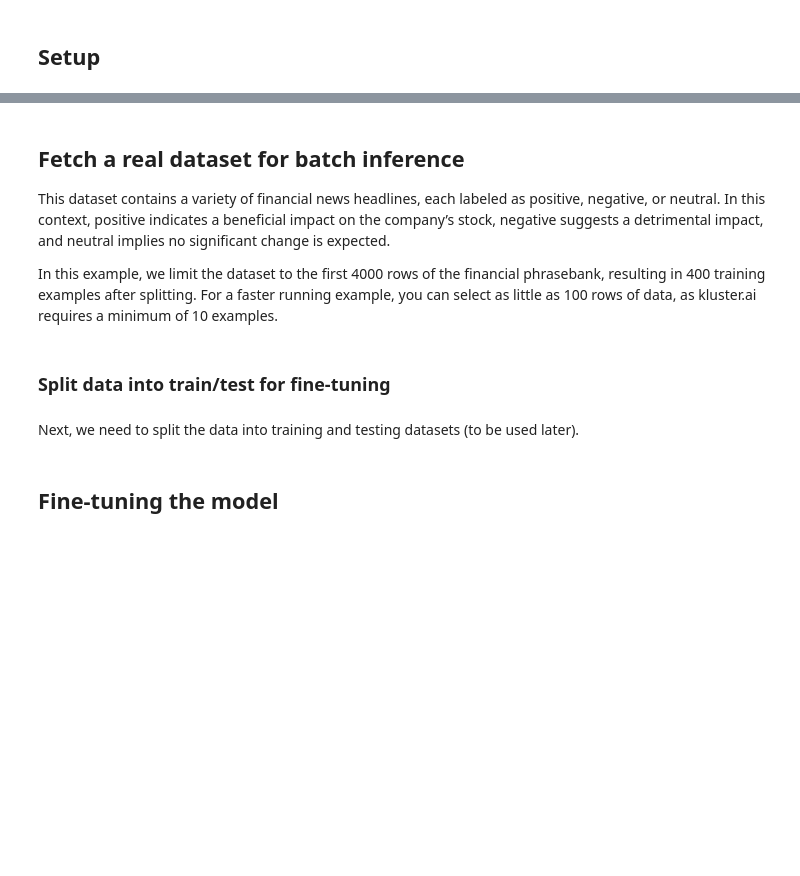
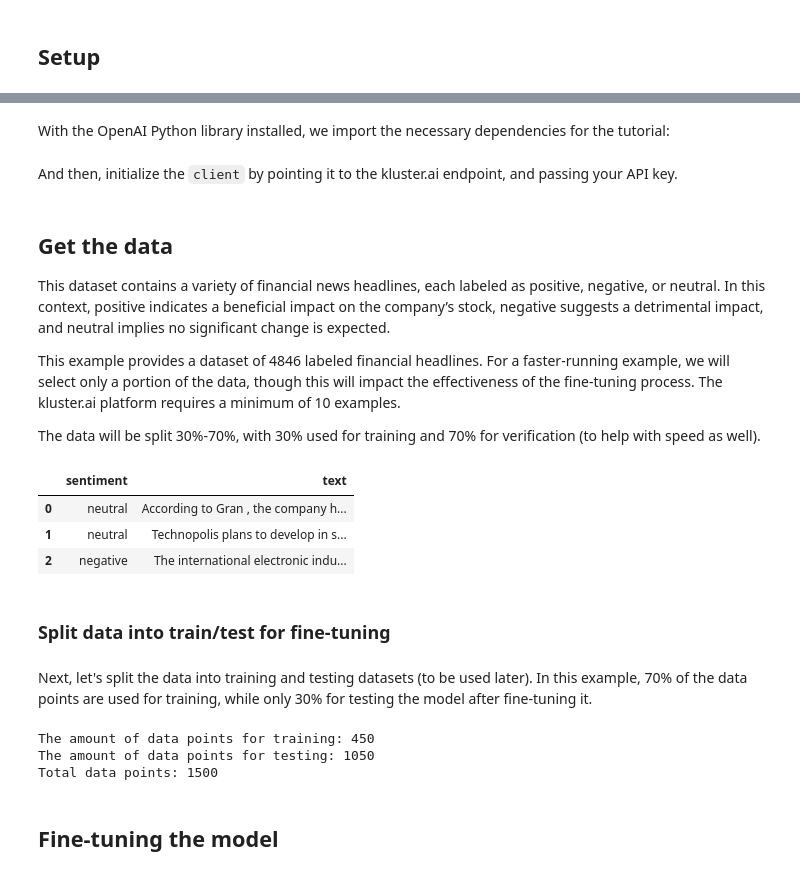
Before and after one commit to kluster-ai/klusterai-cookbook, a Jupyter notebook: examples/finetuning-sent-analysis.ipynb, the cells around one changed output, grey strips where cells are left out. Cells and saved outputs as stored; diff of their text form; code cells hidden in the pictures; blank space fills up the shorter version.

```diff
--- a/examples/finetuning-sent-analysis.ipynb
+++ b/examples/finetuning-sent-analysis.ipynb
@@ -28,3 +38,5 @@ api_key = getpass("Enter your kluster.ai API key: ")
+# %% [markdown]
+With the OpenAI Python library installed, we import the necessary dependencies for the tutorial:
 # %%
 import urllib.request
 import pandas as pd
@@ -50,2 +51,4 @@ from helpers import create_tasks, save_tasks, create_batch_job, monitor_job_stat
+# %% [markdown]
+And then, initialize the `client` by pointing it to the kluster.ai endpoint, and passing your API key.
 # %%
 # Set up the client
@@ -54,25 +57,32 @@ client_prod = OpenAI(
     api_key=api_key,
 )
 # %% [markdown]
-## Fetch a real dataset for batch inference
+## Get the data
 
 This dataset contains a variety of financial news headlines, each labeled as positive, negative, or neutral. In this context, positive indicates a beneficial impact on the company’s stock, negative suggests a detrimental impact, and neutral implies no significant change is expected.
 
-In this example, we limit the dataset to the first 4000 rows of the financial phrasebank, resulting in 400 training examples after splitting. For a faster running example, you can select as little as 100 rows of data, as kluster.ai requires a minimum of 10 examples.
+This example provides a dataset of 4846 labeled financial headlines. For a faster-running example, we will select only a portion of the data, though this will impact the effectiveness of the fine-tuning process. The kluster.ai platform requires a minimum of 10 examples.
+
+The data will be split 30%-70%, with 30% used for training and 70% for verification (to help with speed as well).
 # %%
 url = "https://raw.githubusercontent.com/kluster-ai/klusterai-cookbook/main/data/financial-phrasebank.csv"
 urllib.request.urlretrieve(url,filename='financial-phrasebank.csv')
 
 # Load and process the dataset based on URL content
 df = pd.read_csv('financial-phrasebank.csv', encoding = "ISO-8859-1",header=None, names=["sentiment", "text"])
 
-# For a faster running example, adjust the below variable to select a smaller subset of financial training content. Must be > 100.
-df = df.iloc[:4000]
+# For a faster running example, adjust the variable below to select a smaller subset of financial training content
+df = df.iloc[:1500]
 df.head(3)
+# %% [output]
+|  | sentiment | text |
+| 0 | neutral | According to Gran , the company h... |
+| 1 | neutral | Technopolis plans to develop in s... |
+| 2 | negative | The international electronic indu... |
 # %% [markdown]
 ### Split data into train/test for fine-tuning
 # %% [markdown]
-Next, we need to split the data into training and testing datasets (to be used later).
+Next, let's split the data into training and testing datasets (to be used later). In this example, 70% of the data points are used for training, while only 30% for testing the model after fine-tuning it.
 # %%
 from sklearn.model_selection import train_test_split
 # Split into train and test sets
@@ -80,5 +90,11 @@ train_df, test_df = train_test_split(df, test_size=0.9, random_state=42)
 # %%
-len(train_df)
+print("The amount of data points for training:", len(train_df))
+print("The amount of data points for testing:", len(test_df))
+print("Total data points:", len(train_df) + len(test_df))
+# %% [output]
+The amount of data points for training: 450
+The amount of data points for testing: 1050
+Total data points: 1500
 # %% [markdown]
 ## Fine-tuning the model
 # %% [markdown]
```
Also changed, not shown: parts of 53 cells of this notebook, 14 other files.
